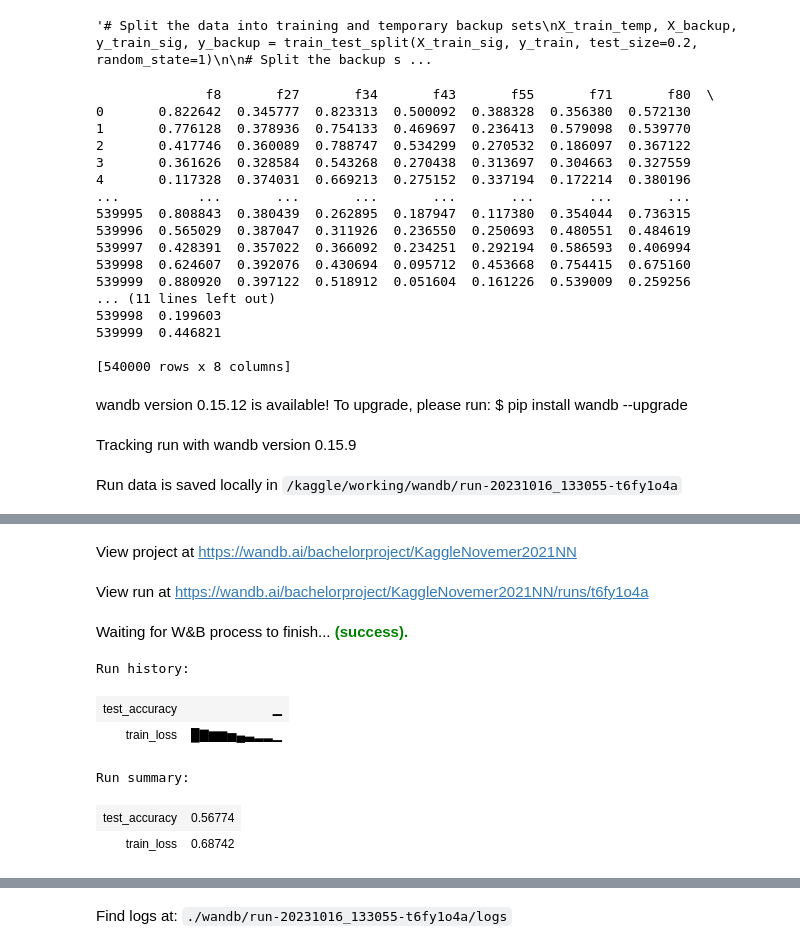
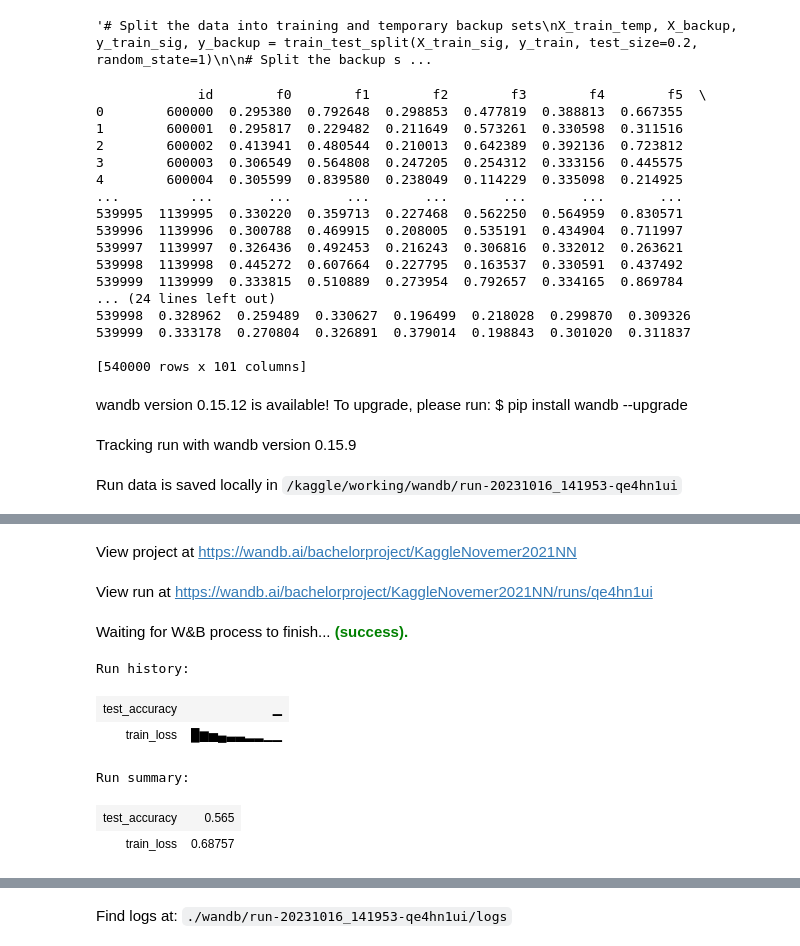
Before and after one commit to AlexisN2002/BProject, a Jupyter notebook: november2021nn.ipynb, the cells around one changed output, grey strips where cells are left out. Cells and saved outputs as stored; diff of their text form; code cells hidden in the pictures.

Commit message:
Kaggle Notebook | November2021NN | Version 5

```diff
--- a/november2021nn.ipynb
+++ b/november2021nn.ipynb
@@ -135,7 +135,7 @@ y_val = y_val.iloc[random_indices]'''
 '# Split the data into training and temporary backup sets\nX_train_temp, X_backup, y_train_sig, y_backup = train_test_split(X_train_sig, y_train, test_size=0.2, random_state=1)\n\n# Split the backup s ...
 # %%
 X_train = X_train_sig
-X_test = X_test_sig
+#X_test = X_test_sig
 print(X_test)
 #
 num_samples = int(len(X_train) * 0.07)
@@ -144,23 +144,23 @@ X_train = X_train.iloc[random_indices]
 y_train = y_train.iloc[random_indices]
 X_train, X_val, y_train, y_val = train_test_split(X_train, y_train, test_size=0.2, random_state=1)
 # %% [output]
-              f8       f27       f34       f43       f55       f71       f80  \
-0       0.822642  0.345777  0.823313  0.500092  0.388328  0.356380  0.572130
-1       0.776128  0.378936  0.754133  0.469697  0.236413  0.579098  0.539770
-2       0.417746  0.360089  0.788747  0.534299  0.270532  0.186097  0.367122
-3       0.361626  0.328584  0.543268  0.270438  0.313697  0.304663  0.327559
-4       0.117328  0.374031  0.669213  0.275152  0.337194  0.172214  0.380196
-...          ...       ...       ...       ...       ...       ...       ...
-539995  0.808843  0.380439  0.262895  0.187947  0.117380  0.354044  0.736315
-539996  0.565029  0.387047  0.311926  0.236550  0.250693  0.480551  0.484619
-539997  0.428391  0.357022  0.366092  0.234251  0.292194  0.586593  0.406994
-539998  0.624607  0.392076  0.430694  0.095712  0.453668  0.754415  0.675160
-539999  0.880920  0.397122  0.518912  0.051604  0.161226  0.539009  0.259256
-... (11 lines left out)
-539998  0.199603
-539999  0.446821
+             id        f0        f1        f2        f3        f4        f5  \
+0        600000  0.295380  0.792648  0.298853  0.477819  0.388813  0.667355
+1        600001  0.295817  0.229482  0.211649  0.573261  0.330598  0.311516
+2        600002  0.413941  0.480544  0.210013  0.642389  0.392136  0.723812
+3        600003  0.306549  0.564808  0.247205  0.254312  0.333156  0.445575
+4        600004  0.305599  0.839580  0.238049  0.114229  0.335098  0.214925
+...         ...       ...       ...       ...       ...       ...       ...
+539995  1139995  0.330220  0.359713  0.227468  0.562250  0.564959  0.830571
+539996  1139996  0.300788  0.469915  0.208005  0.535191  0.434904  0.711997
+539997  1139997  0.326436  0.492453  0.216243  0.306816  0.332012  0.263621
+539998  1139998  0.445272  0.607664  0.227795  0.163537  0.330591  0.437492
+539999  1139999  0.333815  0.510889  0.273954  0.792657  0.334165  0.869784
+... (24 lines left out)
+539998  0.328962  0.259489  0.330627  0.196499  0.218028  0.299870  0.309326
+539999  0.333178  0.270804  0.326891  0.379014  0.198843  0.301020  0.311837
 
-[540000 rows x 8 columns]
+[540000 rows x 101 columns]
 # %%
 import datetime
 
@@ -189,8 +189,8 @@ wandb.init(project='KaggleNovemer2021NN', name='new approach with NN'+time)
 
 X_train = torch.tensor(X_train.values, dtype=torch.float32)
 y_train = torch.tensor(y_train.values, dtype=torch.int64)
-X_test = torch.tensor(X_val.values, dtype=torch.float32)
-y_test = torch.tensor(y_val.values, dtype=torch.int64)
+X_val = torch.tensor(X_val.values, dtype=torch.float32)
+y_val = torch.tensor(y_val.values, dtype=torch.int64)
 
 class SimpleClassifier(nn.Module):
     def __init__(self, input_size, hidden_size, output_size):
@@ -204,14 +204,17 @@ class SimpleClassifier(nn.Module):
         out = self.relu(out)
         out = self.fc2(out)
         return out
-    def predict(self, x):
+    def predict(self, X):
+        if isinstance(X, pd.DataFrame):
+            X = torch.tensor(X.values, dtype=torch.float32)
+        elif not isinstance(X, torch.Tensor):
+            X = torch.tensor(X, dtype=torch.float32)
+
         # Ensure the model is in evaluation mode
         self.eval()
 
         with torch.no_grad():
-            if not isinstance(x, torch.Tensor):
-                x = torch.tensor(x, dtype=torch.float32)
-            output = self(x)
+            output = self(X)
 
             # Convert the model's output to a NumPy array
             if isinstance(output, torch.Tensor):
@@ -249,9 +252,9 @@ for epoch in range(num_epochs):
 # Evaluation
 model.eval()
 with torch.no_grad():
-    y_pred = model(X_test)
+    y_pred = model(X_val)
     _, predicted = torch.max(y_pred, 1)
-    accuracy = (predicted == y_test).sum().item() / y_test.size(0)
+    accuracy = (predicted == y_val).sum().item() / y_val.size(0)
 
 wandb.log({"test_accuracy": accuracy})
 
@@ -263,4 +266,4 @@ wandb.finish()
 # %% [output]
 wandb version 0.15.12 is available! To upgrade, please run: $ pip install wandb --upgrade
 Tracking run with wandb version 0.15.9
-Run data is saved locally in /kaggle/working/wandb/run-20231016_133055-t6fy1o4a
+Run data is saved locally in /kaggle/working/wandb/run-20231016_141953-qe4hn1ui
@@ -268,9 +271,9 @@ Syncing run new approach with NN2023-10-16 13:30:55 to Weights & Biases (docs)
 View project at https://wandb.ai/bachelorproject/KaggleNovemer2021NN
-View run at https://wandb.ai/bachelorproject/KaggleNovemer2021NN/runs/t6fy1o4a
+View run at https://wandb.ai/bachelorproject/KaggleNovemer2021NN/runs/qe4hn1ui
 Waiting for W&B process to finish... (success).
 Run history:
 | test_accuracy | ▁ |
-| train_loss | █▇▆▆▅▄▃▂▂▁ |
+| train_loss | █▆▅▄▃▃▂▂▁▁ |
 Run summary:
-| test_accuracy | 0.56774 |
-| train_loss | 0.68742 |
+| test_accuracy | 0.565 |
+| train_loss | 0.68757 |
@@ -278,3 +281,3 @@ View run new approach with NN2023-10-16 13:30:55 at: https://wandb.ai/bachelorpr
 Synced 5 W&B file(s), 0 media file(s), 0 artifact file(s) and 0 other file(s)
-Find logs at: ./wandb/run-20231016_133055-t6fy1o4a/logs
+Find logs at: ./wandb/run-20231016_141953-qe4hn1ui/logs
 # %%
```
Also changed, not shown: parts of 2 cells of this notebook.
